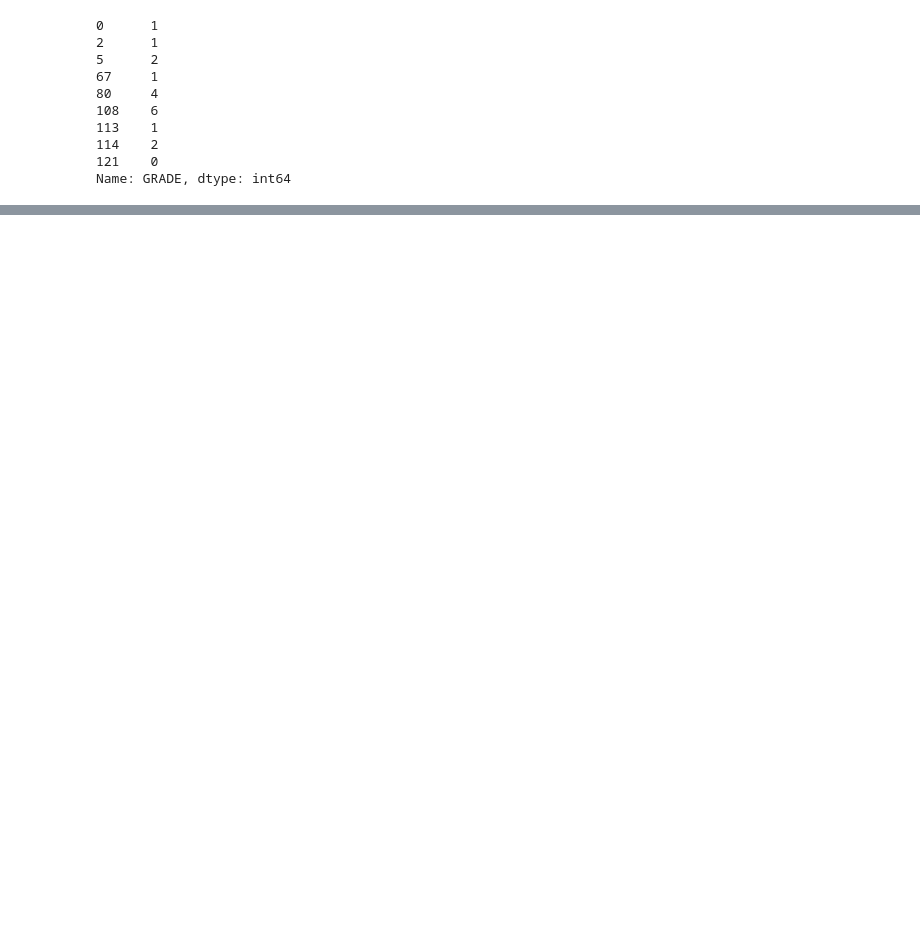
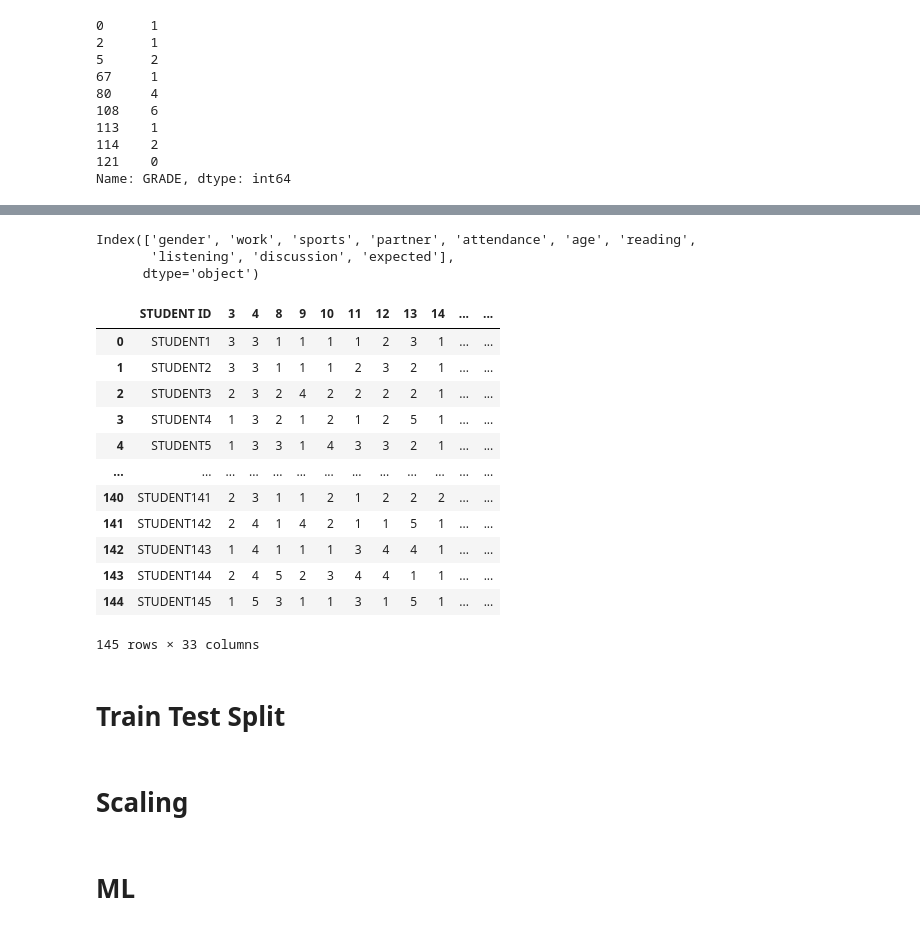
Before and after one commit to evanrootness/StudentPerformanceUCI, a Jupyter notebook: notebooks_exploration/exploration_1.ipynb, the cells around one changed output, grey strips where cells are left out. Drawn from its saved outputs; the diff is of its cells as text; code cells hidden in the pictures; blank space fills up the shorter version.

Commit message:
One-hot encoding

```diff
--- a/notebooks_exploration/exploration_1.ipynb
+++ b/notebooks_exploration/exploration_1.ipynb
@@ -161 +201,48 @@ raw_data.query('GRADE == 0')
+# %%
+# "One-hot encoding" really just converting 1's and 2's to 0's and 1's as practice
+encoded_data = raw_data.copy()
+
+cats_dict2 = {'2': 'gender', '5': 'work', '6': 'sports', '7': 'partner', '22': 'attendance'}
+for entry in cats_dict2:
+    list = []
+    for value in encoded_data[str(entry)]:
+        if (value == 2):
+            list.append(1)
+        else:
+            list.append(0)
+
+    encoded_data[cats_dict2[str(entry)]] = list
+
+    encoded_data.drop(str(entry), axis=1, inplace=True)
+# %%
+# Columns that have more than two values, and whose order matters
+categories_dict = {'1': 'age', '18': 'reading', '26': 'listening', '27': 'discussion', '30': 'expected'}
+for entry in categories_dict:
+    new_df = encoded_data[[str(entry)]].copy().rename(columns={str(entry): categories_dict[str(entry)]})
+    encoded_data = pd.concat([encoded_data, new_df], axis=1)
+    encoded_data.drop(str(entry), axis=1, inplace=True)
+# %%
+encoded_data.columns[23:]
+# %% [output]
+Index(['gender', 'work', 'sports', 'partner', 'attendance', 'age', 'reading',
+       'listening', 'discussion', 'expected'],
+      dtype='object')
+# %%
+encoded_data
+# %% [output]
+|  | STUDENT ID | 3 | 4 | 8 | 9 | 10 | 11 | 12 | 13 | 14 | ... | ... |
+| 0 | STUDENT1 | 3 | 3 | 1 | 1 | 1 | 1 | 2 | 3 | 1 | ... | ... |
+| 1 | STUDENT2 | 3 | 3 | 1 | 1 | 1 | 2 | 3 | 2 | 1 | ... | ... |
+| 2 | STUDENT3 | 2 | 3 | 2 | 4 | 2 | 2 | 2 | 2 | 1 | ... | ... |
+| 3 | STUDENT4 | 1 | 3 | 2 | 1 | 2 | 1 | 2 | 5 | 1 | ... | ... |
+| 4 | STUDENT5 | 1 | 3 | 3 | 1 | 4 | 3 | 3 | 2 | 1 | ... | ... |
+| ... | ... | ... | ... | ... | ... | ... | ... | ... | ... | ... | ... | ... |
+| 140 | STUDENT141 | 2 | 3 | 1 | 1 | 2 | 1 | 2 | 2 | 2 | ... | ... |
+| 141 | STUDENT142 | 2 | 4 | 1 | 4 | 2 | 1 | 1 | 5 | 1 | ... | ... |
+| 142 | STUDENT143 | 1 | 4 | 1 | 1 | 1 | 3 | 4 | 4 | 1 | ... | ... |
+| 143 | STUDENT144 | 2 | 4 | 5 | 2 | 3 | 4 | 4 | 1 | 1 | ... | ... |
+| 144 | STUDENT145 | 1 | 5 | 3 | 1 | 1 | 3 | 1 | 5 | 1 | ... | ... |
+145 rows × 33 columns
+# %% [markdown]
+# Train Test Split
 # %%
@@ -163,0 +251,2 @@ x_train, xtest, y_train, ytest = train_test_split(raw_data[['1', '2', '5', '18',
+# %% [markdown]
+# Scaling
@@ -163,0 +266,2 @@ x_train, xtest, y_train, ytest = train_test_split(raw_data[['1', '2', '5', '18',
+# %% [markdown]
+# ML
```
Also changed, not shown: parts of 21 cells of this notebook.
